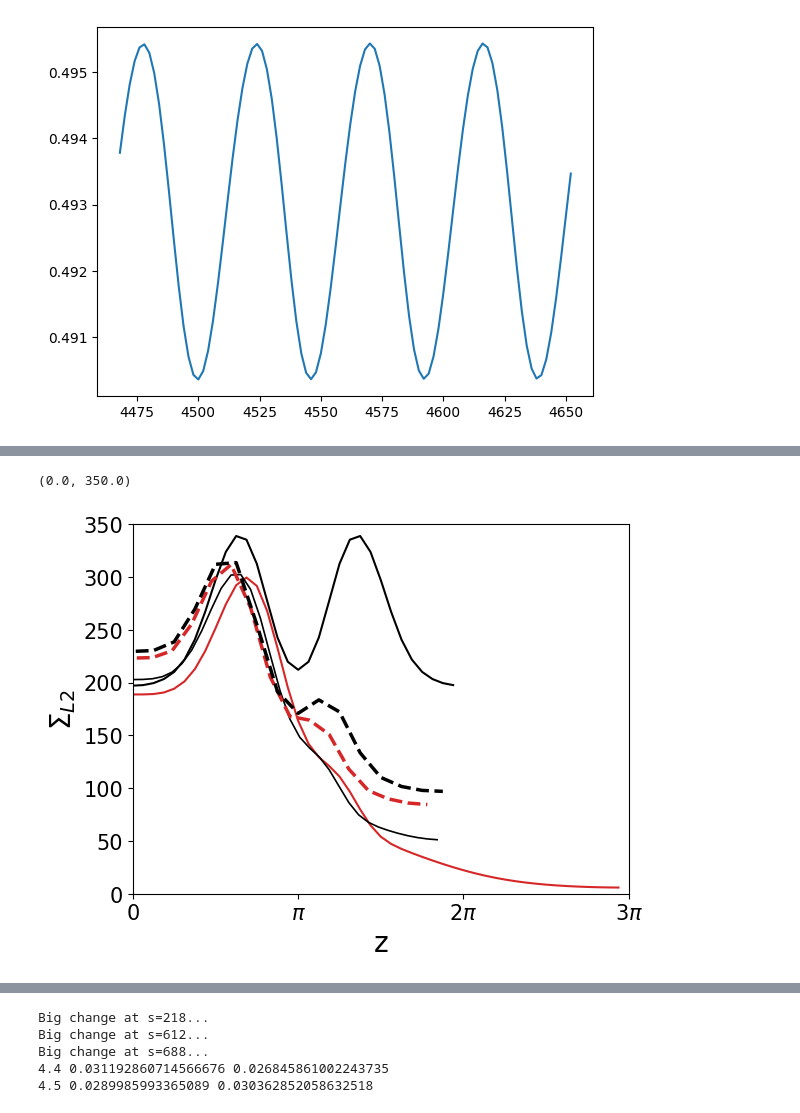
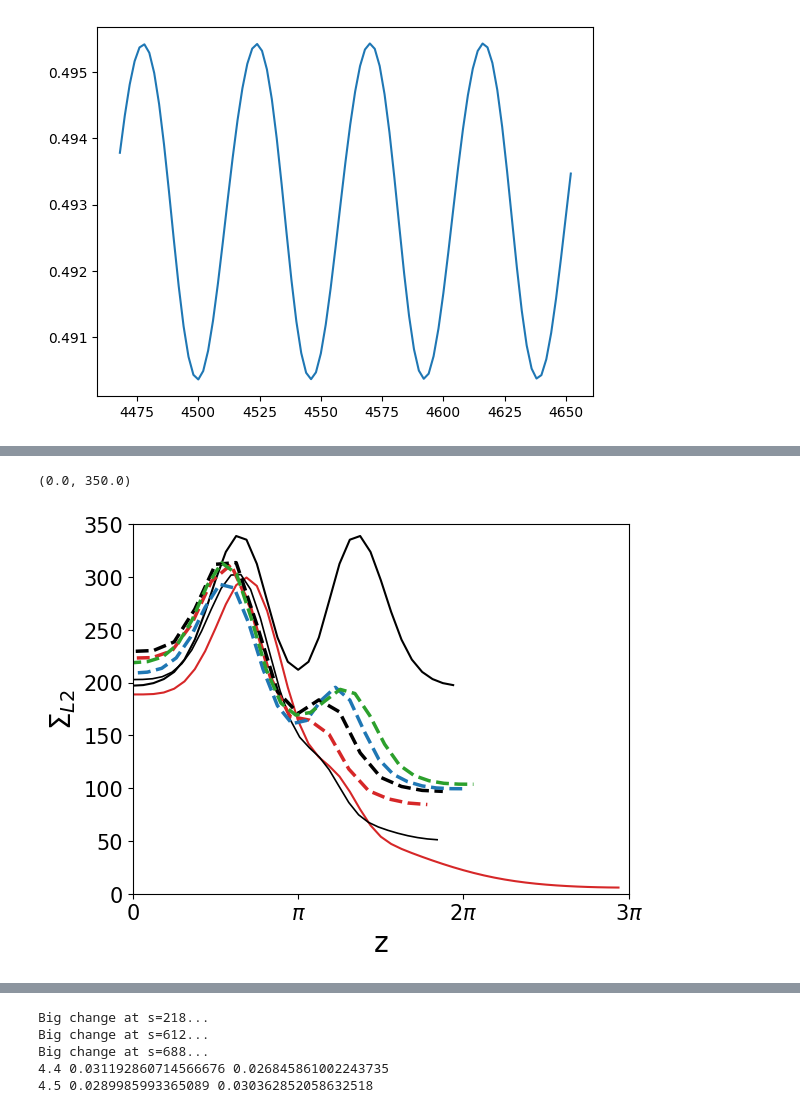
Before and after one commit to theolewy/vKolmogorov3D, a Jupyter notebook: jupyter_notebooks/arrowhead3D.ipynb, the cells around one changed output, grey strips where cells are left out. Cells and saved outputs as stored; diff of their text form; code cells hidden in the pictures.

```diff
--- a/jupyter_notebooks/arrowhead3D.ipynb
+++ b/jupyter_notebooks/arrowhead3D.ipynb
@@ -1321,12 +1322,18 @@ timestepper = TimeStepper3D(material_params=material_params, solver_params=solve
 base_flow = timestepper.base_flow_full
 
 z, activity = get_activity_from_Lz(base_flow, fpath="/nfs/st01/hpc-fluids-rrk26/tal43/vKolmogorov3D/edge_track/edge_states/Lz_3,8pi.h5",
-                                   material_params=None, system_params=None, solver_params=None,Lz=4*np.pi, Nz=None, suffix=None)
+                                   material_params=None, system_params=None, solver_params=None,Lz=None, Nz=None, suffix=None)
 plt.plot(z, activity, color='tab:red', linestyle='--', linewidth=2.5, alpha=1)
 z, activity = get_activity_from_Lz(base_flow, fpath="/nfs/st01/hpc-fluids-rrk26/tal43/vKolmogorov3D/edge_track/edge_states/Lz_4pi.h5",
-                                   material_params=None, system_params=None, solver_params=None,Lz=4*np.pi, Nz=None, suffix=None)
+                                   material_params=None, system_params=None, solver_params=None,Lz=None, Nz=None, suffix=None)
 plt.plot(z, activity, color='black', linestyle='--', linewidth=2.5, alpha=1)
-
+z, activity = get_activity_from_Lz(base_flow, fpath="/nfs/st01/hpc-fluids-rrk26/tal43/vKolmogorov3D/edge_track/edge_states/Lz_4,2pi.h5",
+                                   material_params=None, system_params=None, solver_params=None,Lz=None, Nz=None, suffix=None)
+activity = standardise(activity)
+plt.plot(z, activity, color='tab:blue', linestyle='--', linewidth=2.5, alpha=1)
+z, activity = get_activity_from_Lz(base_flow, fpath="/nfs/st01/hpc-fluids-rrk26/tal43/vKolmogorov3D/edge_track/edge_states/Lz_4,3pi.h5",
+                                   material_params=None, system_params=None, solver_params=None,Lz=None, Nz=None, suffix=None)
+plt.plot(z, activity, color='tab:green', linestyle='--', linewidth=2.5, alpha=1)
 # plt.vlines(x=0, ymin=0, ymax=900, linestyle='--', color='black', linewidth=1)
 # plt.yscale('log')
 plt.ylabel(r'$\Sigma_{L2}$', fontsize=20)
@@ -1341,5 +1348,5 @@ plt.ylim(0,350)
 (0.0, 350.0)
-[figure, old version]
+[figure, new version]
 # %%
 from tools.misc_tools import get_metric_from_params
 
```
Also changed, not shown: parts of 6 cells of this notebook, 2 other files.
